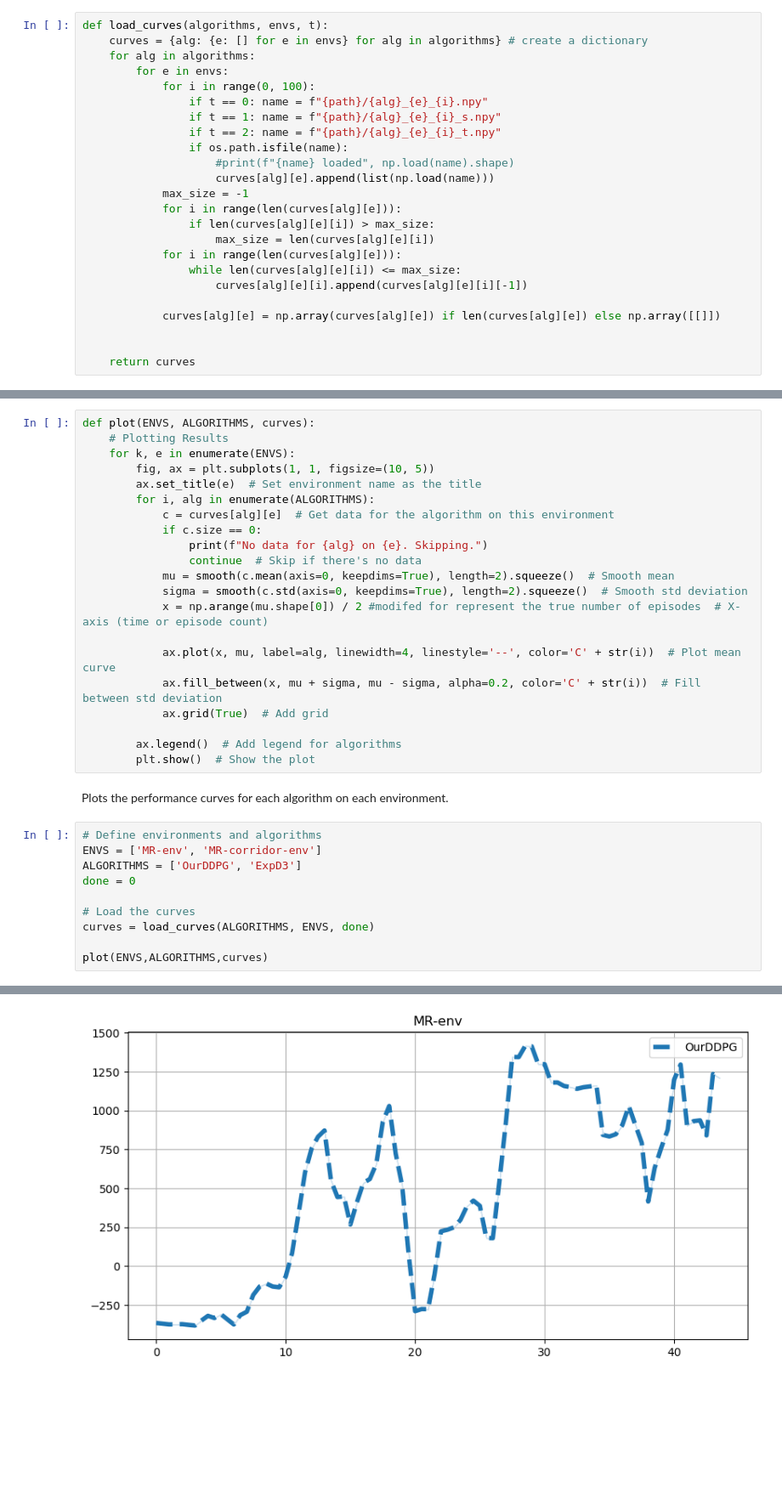
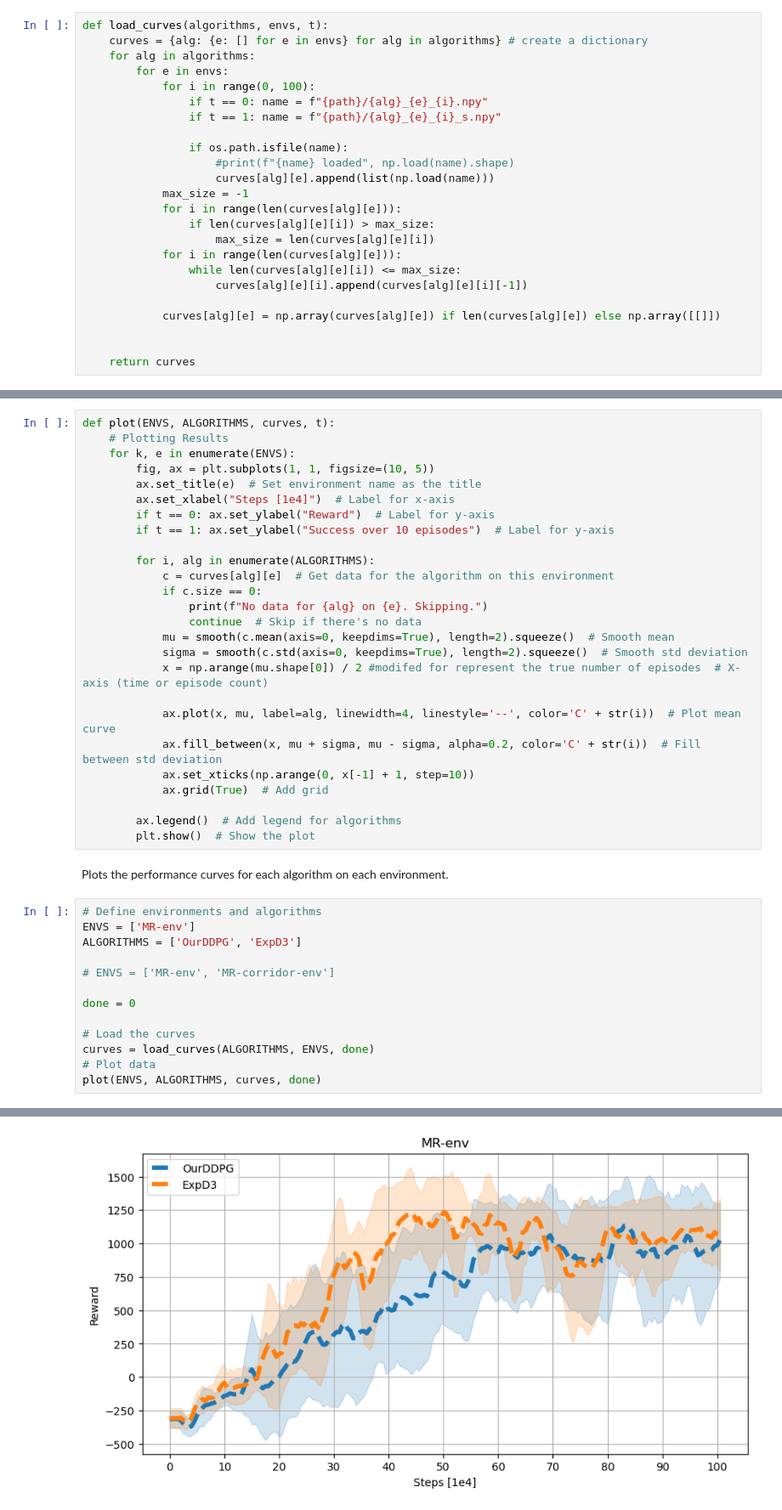
Before and after one commit to turcato-niccolo/test_turtlebot, a Jupyter notebook: 2d_envs/results.ipynb, the cells around one changed output, grey strips where cells are left out. Shown at 85% size. Saved outputs shown, nothing was run; the diff lists cells and outputs as text; blank space fills up the shorter version.

```diff
--- a/2d_envs/results.ipynb
+++ b/2d_envs/results.ipynb
@@ -16,7 +16,7 @@ def load_curves(algorithms, envs, t):
             for i in range(0, 100):
                 if t == 0: name = f"{path}/{alg}_{e}_{i}.npy"
                 if t == 1: name = f"{path}/{alg}_{e}_{i}_s.npy"
-                if t == 2: name = f"{path}/{alg}_{e}_{i}_t.npy"
+
                 if os.path.isfile(name):
                     #print(f"{name} loaded", np.load(name).shape)
                     curves[alg][e].append(list(np.load(name)))
@@ -47,11 +47,15 @@ def smooth(data, length=10):
         data[:, i-length] = np.mean(pad_data[:, i-length:i+length], axis=-1) # smooth the data with its average
     return data
 # %%
-def plot(ENVS, ALGORITHMS, curves):
+def plot(ENVS, ALGORITHMS, curves, t):
     # Plotting Results
     for k, e in enumerate(ENVS):
         fig, ax = plt.subplots(1, 1, figsize=(10, 5))
         ax.set_title(e)  # Set environment name as the title
+        ax.set_xlabel("Steps [1e4]")  # Label for x-axis
+        if t == 0: ax.set_ylabel("Reward")  # Label for y-axis
+        if t == 1: ax.set_ylabel("Success over 10 episodes")  # Label for y-axis
+
         for i, alg in enumerate(ALGORITHMS):
             c = curves[alg][e]  # Get data for the algorithm on this environment
             if c.size == 0:
@@ -63,6 +67,7 @@ def plot(ENVS, ALGORITHMS, curves):
 
             ax.plot(x, mu, label=alg, linewidth=4, linestyle='--', color='C' + str(i))  # Plot mean curve
             ax.fill_between(x, mu + sigma, mu - sigma, alpha=0.2, color='C' + str(i))  # Fill between std deviation
+            ax.set_xticks(np.arange(0, x[-1] + 1, step=10))
             ax.grid(True)  # Add grid
 
         ax.legend()  # Add legend for algorithms
@@ -71,12 +76,15 @@ def plot(ENVS, ALGORITHMS, curves):
 Plots the performance curves for each algorithm on each environment.
 # %%
 # Define environments and algorithms
-ENVS = ['MR-env', 'MR-corridor-env']
+ENVS = ['MR-env']
 ALGORITHMS = ['OurDDPG', 'ExpD3']
+
+# ENVS = ['MR-env', 'MR-corridor-env']
+
 done = 0
 
 # Load the curves
 curves = load_curves(ALGORITHMS, ENVS, done)
-
-plot(ENVS,ALGORITHMS,curves)
+# Plot data
+plot(ENVS, ALGORITHMS, curves, done)
 # %% [output]
@@ -84 +91 @@ No data for ExpD3 on MR-env. Skipping.
-[figure, old version]
+[figure, new version]
```
Also changed, not shown: parts of 4 cells of this notebook, 3 other files.
